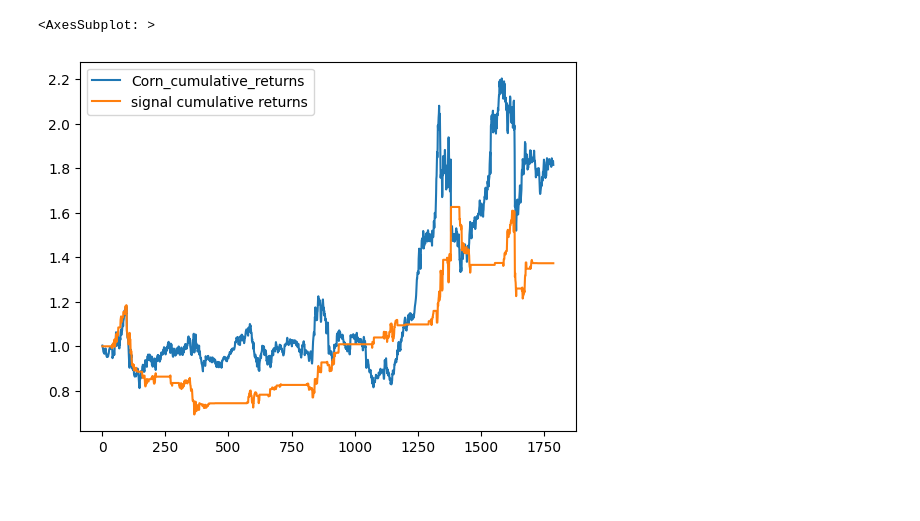
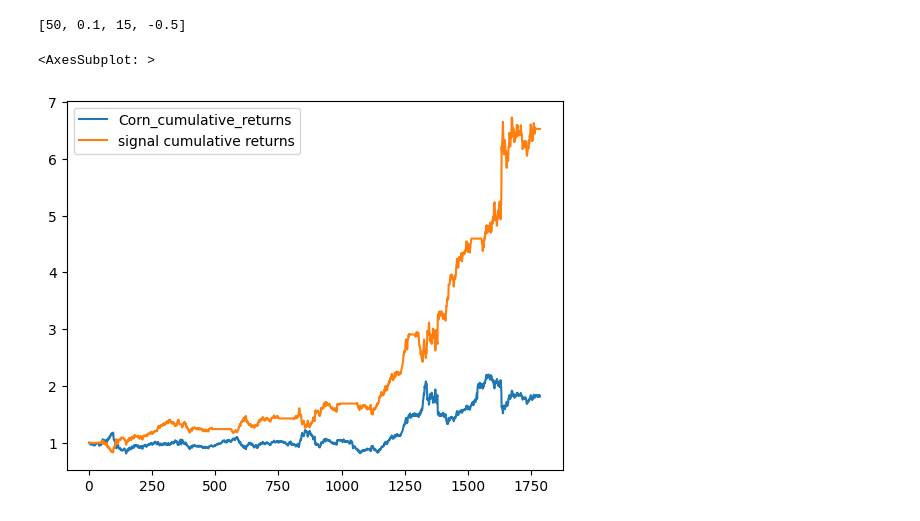
Before and after one commit to danjsabra/Meteorology, a Jupyter notebook: tradingGDD.ipynb, the cells around one changed output. Cells and saved outputs as stored; diff of their text form; code cells hidden in the pictures; blank space fills up the shorter version.

```diff
--- a/tradingGDD.ipynb
+++ b/tradingGDD.ipynb
@@ -32,12 +30,17 @@ df = pd.merge(df, corn, on='Date', how='inner')
 # %%
 df['Corn_returns'] = df['Corn'].pct_change()
 df['Corn_cumulative_returns'] = (1 + df['Corn_returns']).cumprod()
-df['Predicted_GDD_MA'] = df['Predicted GDD'].rolling(10).mean()
-df['upper'] = df['Predicted_GDD_MA'] + .5 * df['Predicted GDD'].rolling(10).std()
-df['lower'] = df['Predicted_GDD_MA'] - .5 * df['Predicted GDD'].rolling(10).std()
-df['correlation'] = df['Corn_returns'].rolling(25).corr(df['Predicted GDD'])
-df['signal'] = 0
-df.loc[df['Predicted GDD'] > df['upper'], 'signal'] = 1
-df.loc[df['Predicted GDD'] < df['lower'], 'signal'] = -1
-df.loc[df['correlation'] > 0, 'signal'] = 0
-df['signal'] = df['signal'].shift(1)
+def trader(MA_window,stds,corr_window,corr_threshold,df=df):
+    df['Predicted_GDD_MA'] = df['Predicted GDD'].rolling(MA_window).mean()
+    df['upper'] = df['Predicted_GDD_MA'] + stds * df['Predicted GDD'].rolling(MA_window).std()
+    df['lower'] = df['Predicted_GDD_MA'] - stds * df['Predicted GDD'].rolling(MA_window).std()
+    df['correlation'] = df['Corn_returns'].rolling(corr_window).corr(df['Predicted GDD'])
+    df['signal'] = 0
+    df.loc[df['Predicted GDD'] > df['upper'], 'signal'] = -1
+    df.loc[df['Predicted GDD'] < df['lower'], 'signal'] = 1
+    df.loc[df['correlation'] < corr_threshold, 'signal'] = 0
+    df['signal'] = df['signal'].shift(1)
+    df['signal returns'] = df['signal'] * df['Corn_returns']
+    df['signal cumulative returns'] = (1 + df['signal returns']).cumprod()
+    return df[['Corn_cumulative_returns', 'signal cumulative returns']].plot()
+    #return list(df['signal cumulative returns'])[-1]
@@ -47,5 +46,0 @@ df['signal cumulative returns'] = (1 + df['signal returns']).cumprod()
-# %%
-df[['Corn_cumulative_returns', 'signal cumulative returns']].plot()
-# %% [output]
-<AxesSubplot: >
-[figure, removed]
@@ -51,0 +63,9 @@ df[['Corn_cumulative_returns', 'signal cumulative returns']].plot()
+# %%
+best_params
+# %% [output]
+[50, 0.1, 15, -0.5]
+# %%
+trader(MA_window=50,stds=.1,corr_window=15,corr_threshold=-0.5)
+# %% [output]
+<AxesSubplot: >
+[figure, added]
```
Also changed, not shown: parts of 6 cells of this notebook.
